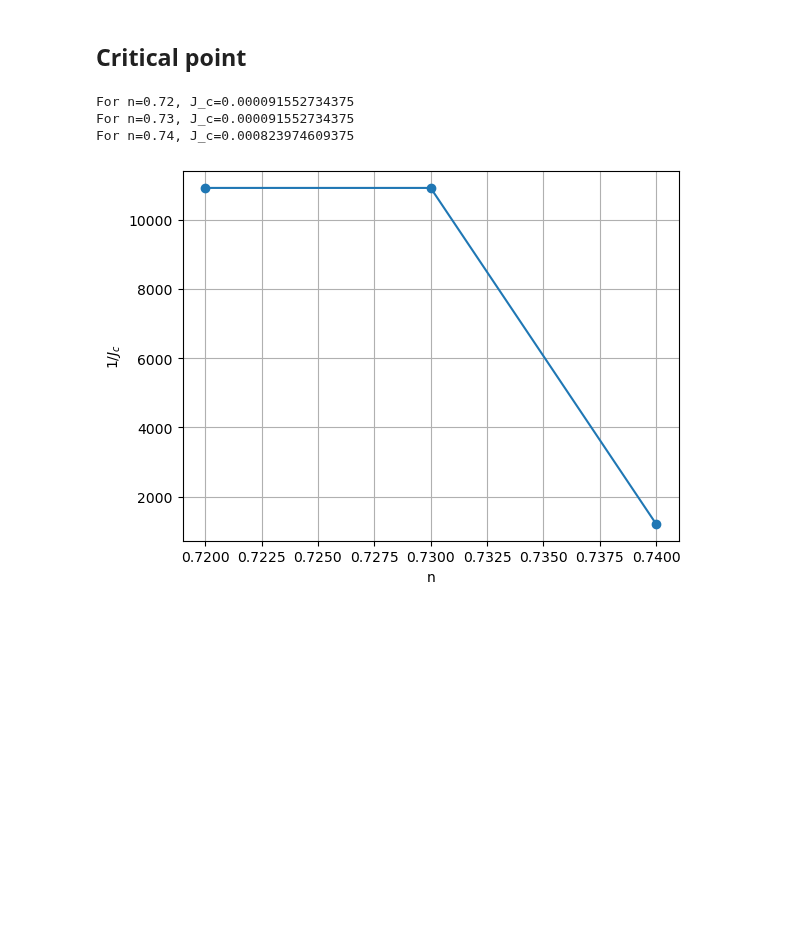
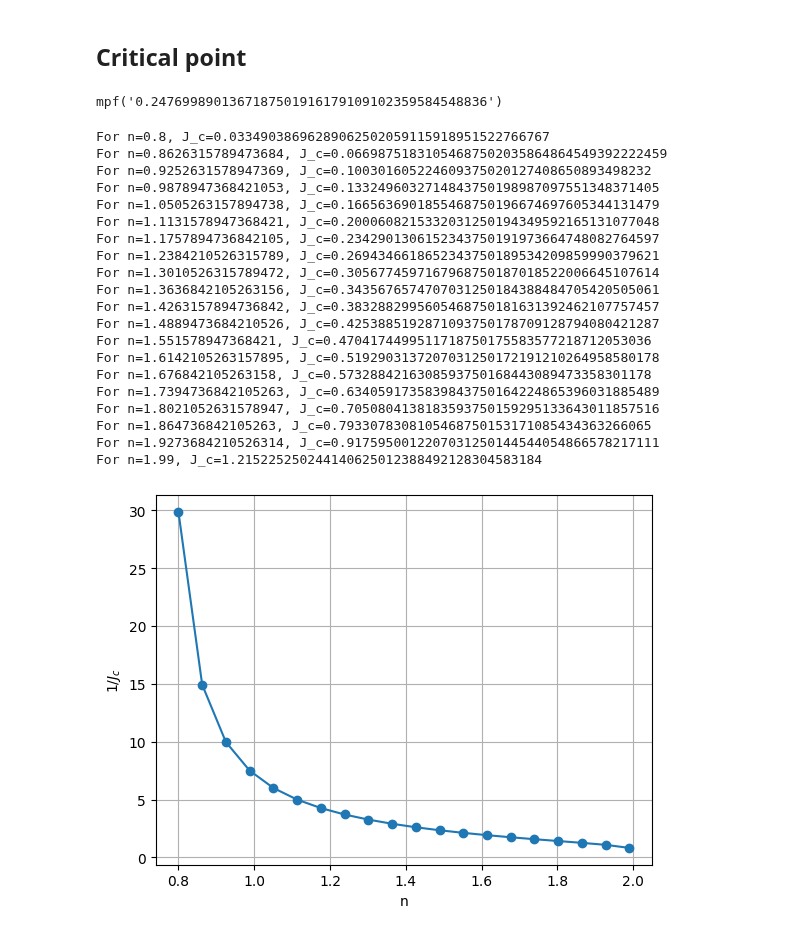
Before and after one commit to erbilcanartun/long-range-ising-chain, a Jupyter notebook: notebooks/ferromagnetic_hp.ipynb, the cells around one changed output. Saved outputs shown, nothing was run; the diff lists cells and outputs as text; code cells hidden in the pictures; blank space fills up the shorter version.

```diff
--- a/notebooks/ferromagnetic_hp.ipynb
+++ b/notebooks/ferromagnetic_hp.ipynb
@@ -32,6 +32,8 @@ Wall time: 2min 37s
 ## Critical point
 # %%
 find_J_c(
-    n=1.7, max_k=5000,
-    tol=1e-4, J_low=0.001, J_high=3.0
+    n=1.2, max_k=1000,
+    tol=1e-4, J_low=0.01, J_high=3.0
 )
+# %% [output]
+mpf('0.2476998901367187501916179109102359584548836')
@@ -40,10 +40,31 @@ n_values = np.linspace(.7, .77, 5, True)
 # %%
+%%time
+
+n_values = np.linspace(.8, 1.99, 20, True)
+
 plot_J_c_vs_n(
-    n_values, max_k=5000,
-    tol=1e-4, J_low=1e-50, J_high=3.0
+    n_values, max_k=2000,
+    tol=1e-4, J_low=1e-3, J_high=3.0
 )
 # %% [output]
-For n=0.72, J_c=0.000091552734375
-For n=0.73, J_c=0.000091552734375
-For n=0.74, J_c=0.000823974609375
+For n=0.8, J_c=0.03349038696289062502059115918951522766767
+For n=0.8626315789473684, J_c=0.06698751831054687502035864864549392222459
+For n=0.9252631578947369, J_c=0.100301605224609375020127408650893498232
+For n=0.9878947368421053, J_c=0.1332496032714843750198987097551348371405
+For n=1.0505263157894738, J_c=0.1665636901855468750196674697605344131479
+For n=1.1131578947368421, J_c=0.2000608215332031250194349592165131077048
+For n=1.1757894736842105, J_c=0.2342901306152343750191973664748082764597
+For n=1.2384210526315789, J_c=0.2694346618652343750189534209859990379621
+For n=1.3010526315789472, J_c=0.3056774597167968750187018522006645107614
+For n=1.3636842105263156, J_c=0.3435676574707031250184388484705420505061
+For n=1.4263157894736842, J_c=0.3832882995605468750181631392462107757457
+For n=1.4889473684210526, J_c=0.4253885192871093750178709128794080421287
+For n=1.551578947368421, J_c=0.4704174499511718750175583577218712053036
+For n=1.6142105263157895, J_c=0.5192903137207031250172191210264958580178
+For n=1.676842105263158, J_c=0.5732884216308593750168443089473358301178
+For n=1.7394736842105263, J_c=0.6340591735839843750164224865396031885489
+For n=1.8021052631578947, J_c=0.7050804138183593750159295133643011857516
+For n=1.864736842105263, J_c=0.7933078308105468750153171085434363266065
+For n=1.9273684210526314, J_c=0.9175950012207031250144544054866578217111
+For n=1.99, J_c=1.215225250244140625012388492128304583184
-[figure, old version]
+[figure, new version]
```
Also changed, not shown: parts of 4 cells of this notebook, 5 other files.
